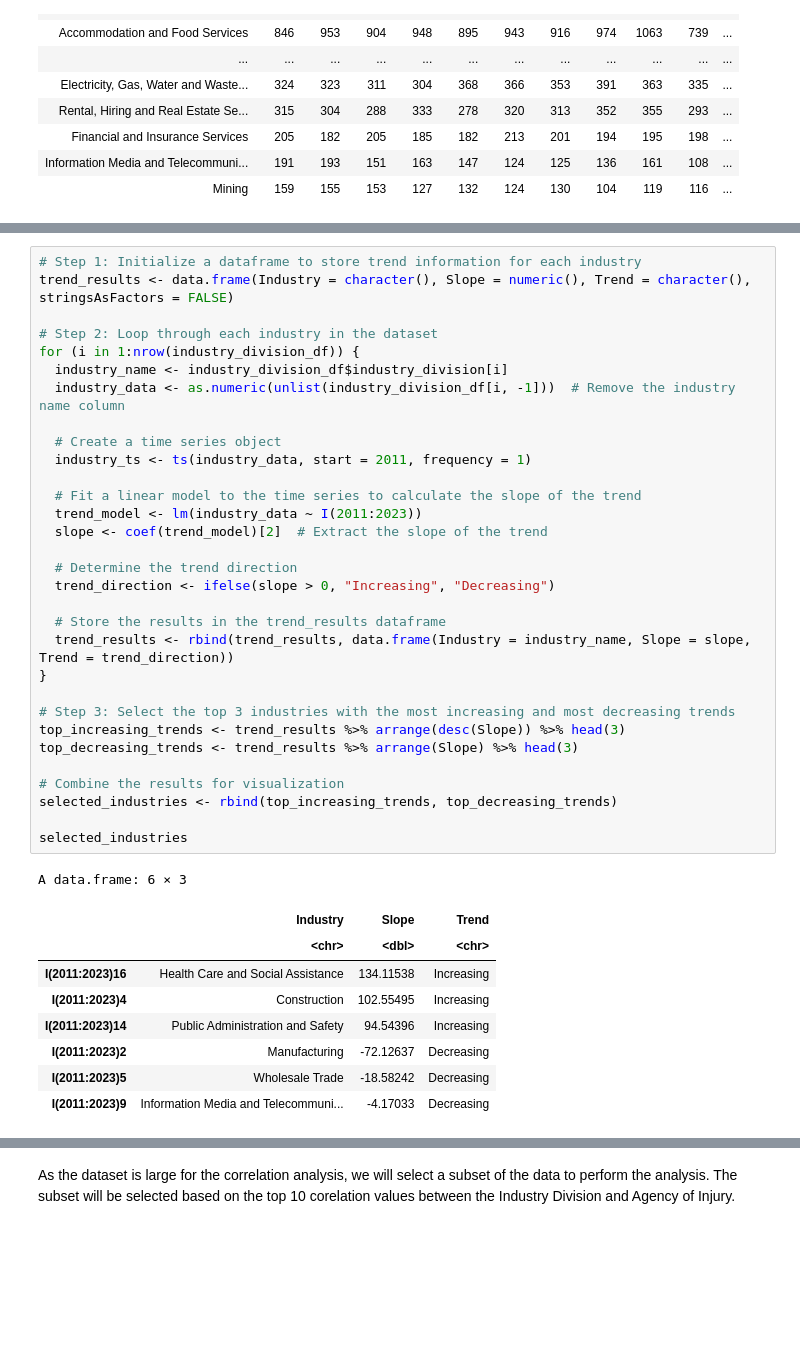
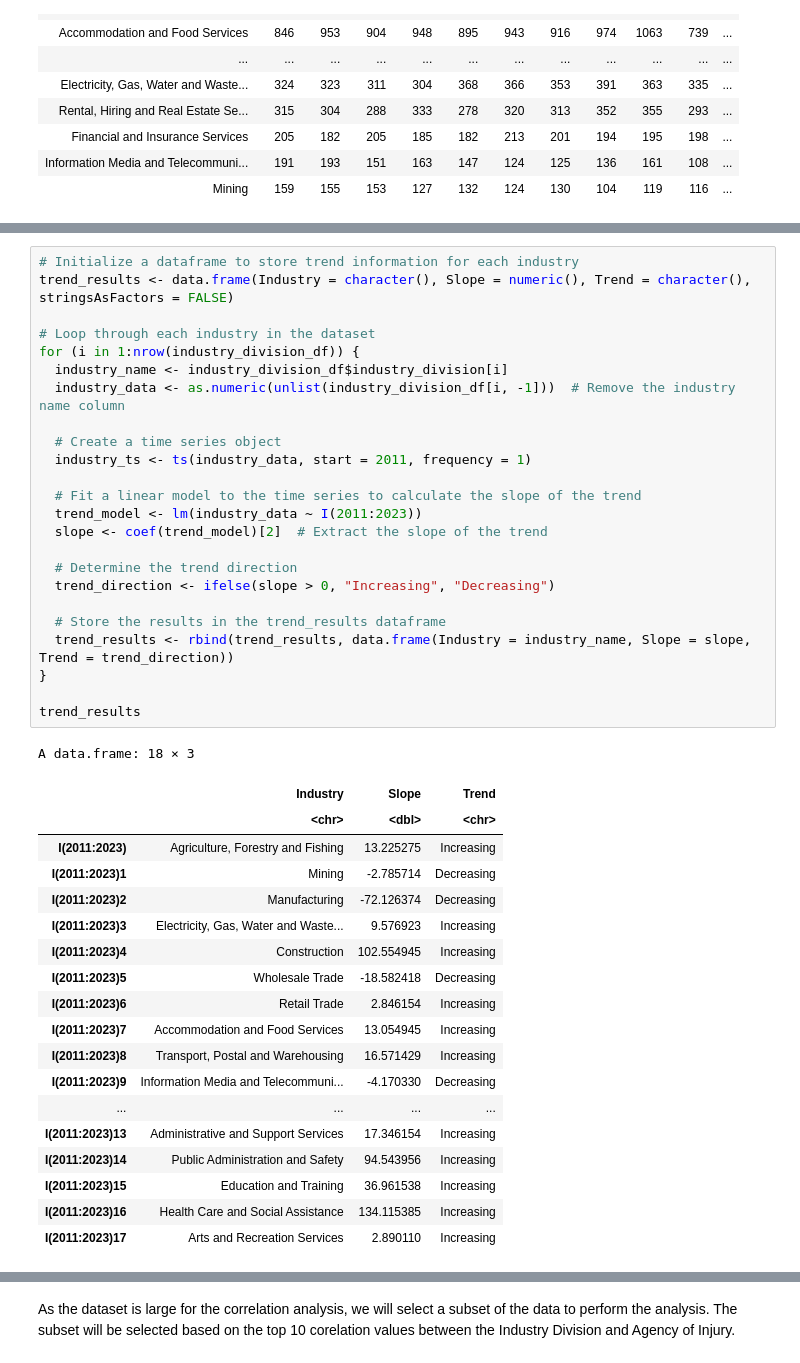
Before and after one commit to FanHwa/FDS_A3, a Jupyter notebook: FanHwa_34648100_Assignment3_Rmd.ipynb, the cells around one changed output, grey strips where cells are left out. Drawn from its saved outputs; the diff is of its cells as text; blank space fills up the shorter version.

```diff
--- a/FanHwa_34648100_Assignment3_Rmd.ipynb
+++ b/FanHwa_34648100_Assignment3_Rmd.ipynb
@@ -428,42 +432,45 @@ ggplot(average_industry_claims, aes(x = reorder(industry_division, Average_Claim
 # %%
-# Step 1: Initialize a dataframe to store trend information for each industry
+# Initialize a dataframe to store trend information for each industry
 trend_results <- data.frame(Industry = character(), Slope = numeric(), Trend = character(), stringsAsFactors = FALSE)
 
-# Step 2: Loop through each industry in the dataset
+# Loop through each industry in the dataset
 for (i in 1:nrow(industry_division_df)) {
   industry_name <- industry_division_df$industry_division[i]
   industry_data <- as.numeric(unlist(industry_division_df[i, -1]))  # Remove the industry name column
 
   # Create a time series object
   industry_ts <- ts(industry_data, start = 2011, frequency = 1)
 
   # Fit a linear model to the time series to calculate the slope of the trend
   trend_model <- lm(industry_data ~ I(2011:2023))
   slope <- coef(trend_model)[2]  # Extract the slope of the trend
 
   # Determine the trend direction
   trend_direction <- ifelse(slope > 0, "Increasing", "Decreasing")
 
   # Store the results in the trend_results dataframe
   trend_results <- rbind(trend_results, data.frame(Industry = industry_name, Slope = slope, Trend = trend_direction))
 }
 
-# Step 3: Select the top 3 industries with the most increasing and most decreasing trends
-top_increasing_trends <- trend_results %>% arrange(desc(Slope)) %>% head(3)
-top_decreasing_trends <- trend_results %>% arrange(Slope) %>% head(3)
-
-# Combine the results for visualization
-selected_industries <- rbind(top_increasing_trends, top_decreasing_trends)
-
-selected_industries
+trend_results
 # %% [output]
-A data.frame: 6 × 3
+A data.frame: 18 × 3
 |  | Industry | Slope | Trend |
 |  | <chr> | <dbl> | <chr> |
-| I(2011:2023)16 | Health Care and Social Assistance | 134.11538 | Increasing |
-| I(2011:2023)4 | Construction | 102.55495 | Increasing |
-| I(2011:2023)14 | Public Administration and Safety | 94.54396 | Increasing |
-| I(2011:2023)2 | Manufacturing | -72.12637 | Decreasing |
-| I(2011:2023)5 | Wholesale Trade | -18.58242 | Decreasing |
-| I(2011:2023)9 | Information Media and Telecommuni... | -4.17033 | Decreasing |
+| I(2011:2023) | Agriculture, Forestry and Fishing | 13.225275 | Increasing |
+| I(2011:2023)1 | Mining | -2.785714 | Decreasing |
+| I(2011:2023)2 | Manufacturing | -72.126374 | Decreasing |
+| I(2011:2023)3 | Electricity, Gas, Water and Waste... | 9.576923 | Increasing |
+| I(2011:2023)4 | Construction | 102.554945 | Increasing |
+| I(2011:2023)5 | Wholesale Trade | -18.582418 | Decreasing |
+| I(2011:2023)6 | Retail Trade | 2.846154 | Increasing |
+| I(2011:2023)7 | Accommodation and Food Services | 13.054945 | Increasing |
+| I(2011:2023)8 | Transport, Postal and Warehousing | 16.571429 | Increasing |
+| I(2011:2023)9 | Information Media and Telecommuni... | -4.170330 | Decreasing |
+| ... | ... | ... | ... |
+| I(2011:2023)13 | Administrative and Support Services | 17.346154 | Increasing |
+| I(2011:2023)14 | Public Administration and Safety | 94.543956 | Increasing |
+| I(2011:2023)15 | Education and Training | 36.961538 | Increasing |
+| I(2011:2023)16 | Health Care and Social Assistance | 134.115385 | Increasing |
+| I(2011:2023)17 | Arts and Recreation Services | 2.890110 | Increasing |
 # %%
```
Also changed, not shown: parts of 24 cells of this notebook, 1 other file.
